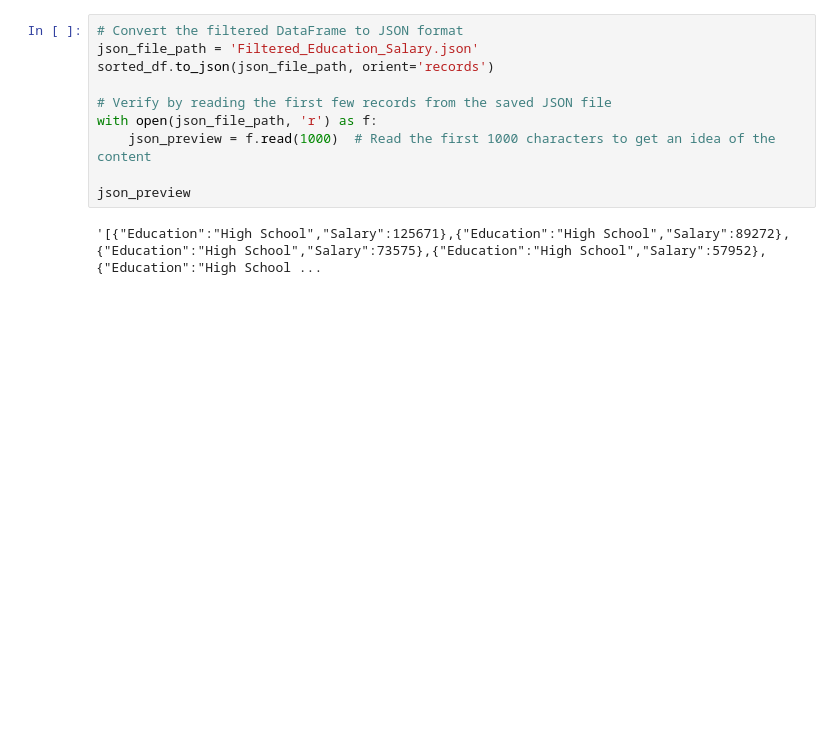
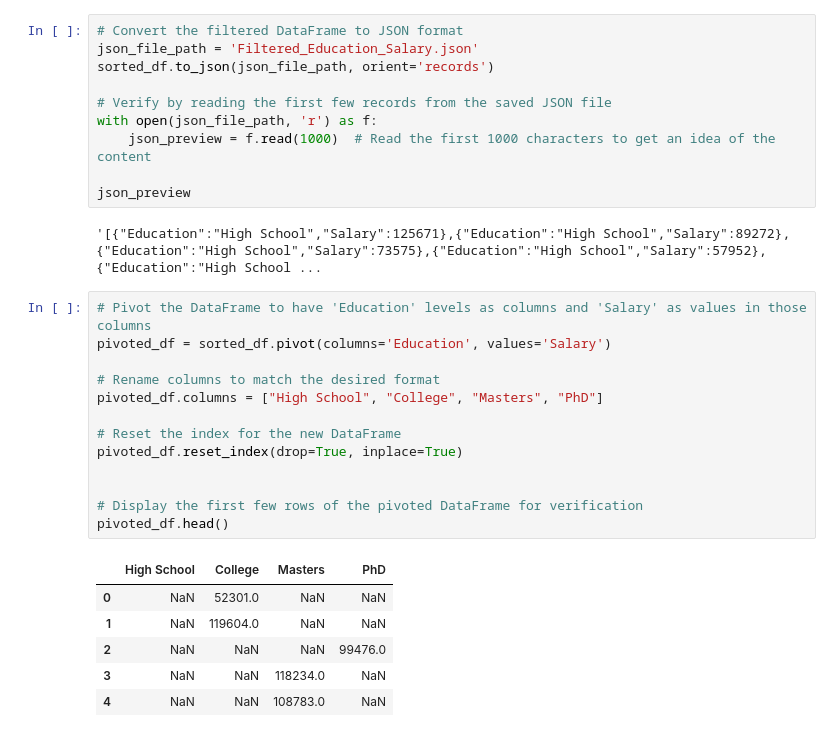
Before and after one commit to Matty-7/Stats401-FinalProject, a Jupyter notebook: RidgeLine/RidgeLine-DataPreprocessing.ipynb, the cells around one changed output. Cells and saved outputs as stored; diff of their text form; blank space fills up the shorter version.

```diff
--- a/RidgeLine/RidgeLine-DataPreprocessing.ipynb
+++ b/RidgeLine/RidgeLine-DataPreprocessing.ipynb
@@ -179,3 +179,23 @@ with open(json_file_path, 'r') as f:
 json_preview
 # %% [output]
 '[{"Education":"High School","Salary":125671},{"Education":"High School","Salary":89272},{"Education":"High School","Salary":73575},{"Education":"High School","Salary":57952},{"Education":"High School ...
+# %%
+# Pivot the DataFrame to have 'Education' levels as columns and 'Salary' as values in those columns
+pivoted_df = sorted_df.pivot(columns='Education', values='Salary')
+
+# Rename columns to match the desired format
+pivoted_df.columns = ["High School", "College", "Masters", "PhD"]
+
+# Reset the index for the new DataFrame
+pivoted_df.reset_index(drop=True, inplace=True)
+
+
+# Display the first few rows of the pivoted DataFrame for verification
+pivoted_df.head()
+# %% [output]
+|  | High School | College | Masters | PhD |
+| 0 | NaN | 52301.0 | NaN | NaN |
+| 1 | NaN | 119604.0 | NaN | NaN |
+| 2 | NaN | NaN | NaN | 99476.0 |
+| 3 | NaN | NaN | 118234.0 | NaN |
+| 4 | NaN | NaN | 108783.0 | NaN |
```
Also changed, not shown: parts of 1 cell of this notebook, 3 other files.
